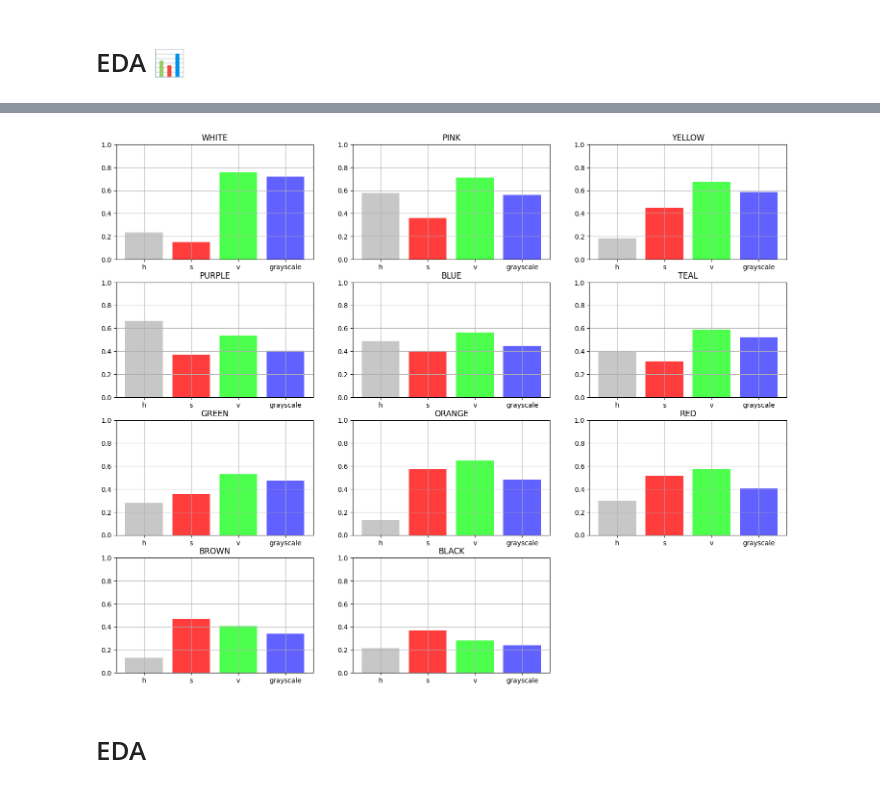
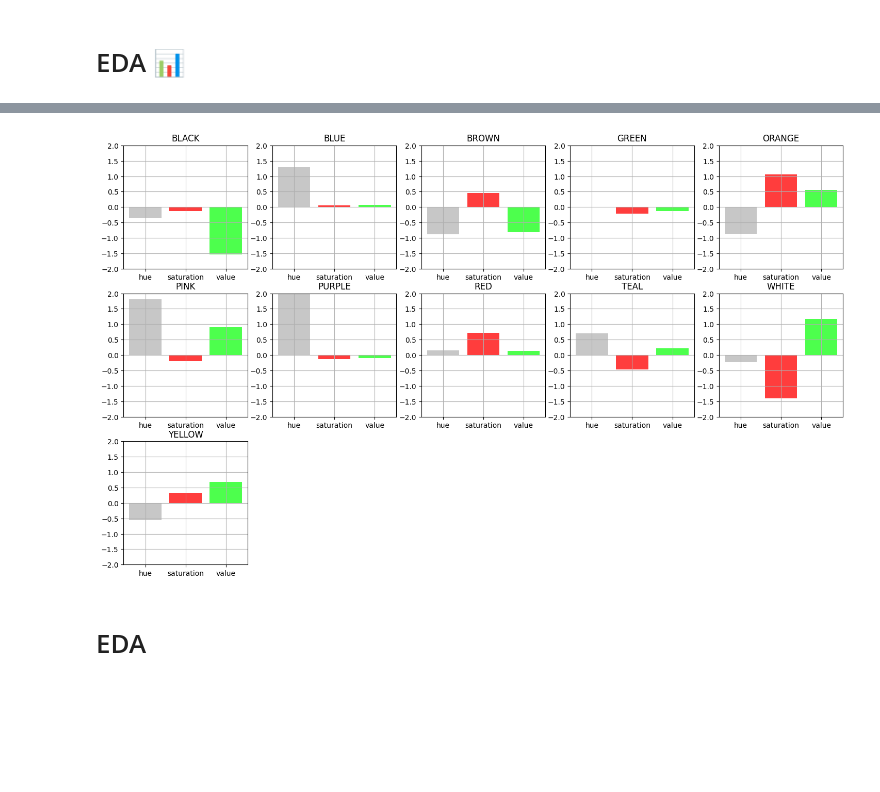
Before and after one commit to alejomaar/machine-learning, a Jupyter notebook: clasification/Google Art and Culture/notebooks/classification.ipynb, the cells around one changed output, grey strips where cells are left out. Cells and saved outputs as stored; diff of their text form; code cells hidden in the pictures; blank space fills up the shorter version.

```diff
--- a/clasification/Google Art and Culture/notebooks/classification.ipynb
+++ b/clasification/Google Art and Culture/notebooks/classification.ipynb
@@ -67,8 +54,11 @@ df.head(5)
 | 3 | 3 | WHITE | 3.jpg | Summer evening on Skagen Sønderst... | 1893 | 100 × 150 cm | Peder Severin Krøyer | 0.355944 | 0.136984 | 0.745947 | ... |
 | 4 | 4 | WHITE | 4.jpg | Composition with red, yellow and ... | 1927 | 40 x 52 cm | Piet Mondriaan | 0.152400 | 0.134496 | 0.874091 | ... |
 # %%
-y = df['category']
-X = df[['h_mean','s_mean','v_mean','mean_grayscale','mean_blue','mean_green','mean_red','std_grayscale','std_blue','std_green','std_red']]
+features_columns = ['h_mean','s_mean','v_mean','mean_grayscale','mean_blue','mean_green','mean_red','std_grayscale','std_blue','std_green','std_red']
+target = ['category']
+# %%
+y = df[target]
+X = df[features_columns]
 # %% [markdown]
 # Preprocesing Data
 # %% [markdown]
@@ -81,10 +71,10 @@ from sklearn.preprocessing import LabelEncoder
 le = LabelEncoder()
 sc = StandardScaler()
 
-
 #Transform categories into nominal data
-y= le.fit_transform(y)
+le.fit(y)
+y=le.transform(y)
 
 #Apply Standard Scaler to X
 scaler = sc.fit(X)
-X = scaler.transform(X)
+X[features_columns] = scaler.transform(X[features_columns])
@@ -106,11 +94,14 @@ dump(le, PATHS['models']/'scaler.joblib')
 # %%
 plt.figure(figsize=(18, 18))
 
-for i,category in enumerate(df['category'].unique()):
-    category_df = df[df['category']==category]
+categories = le.classes_
+categories_encoding = le.transform(categories)
+
+for category_encoding,category in zip(categories_encoding,categories):
+    category_df = X.loc[np.where(y==category_encoding)]
     color_values = category_df[['mean_grayscale','mean_red', 'mean_green','mean_blue']].mean()
-    plt.subplot(5, 3, i+1)
-    plt.ylim(0, 1)
+    plt.subplot(5, 5, category_encoding+1)
+    plt.ylim(-2, 2)
     plt.grid(True)
     plt.bar(['grayscale','red','green','blue'],color_values ,color =['#C7C7C7','#FF3D3D','#4DFF4D','#6161FF'])
     plt.title(category)
@@ -119,16 +110,16 @@ for i,category in enumerate(df['category'].unique()):
 # %%
 plt.figure(figsize=(18, 18))
 
-for i,category in enumerate(df['category'].unique()):
-    category_df = df[df['category']==category]
-    color_values = category_df[['h_mean','s_mean', 'v_mean', 'mean_grayscale']].mean()
-    plt.subplot(5, 3, i+1)
-    plt.ylim(0, 1)
+for category_encoding,category in zip(categories_encoding,categories):
+    category_df = X.loc[np.where(y==category_encoding)]
+    color_values = category_df[['h_mean','s_mean', 'v_mean']].mean()
+    plt.subplot(5, 5, category_encoding+1)
+    plt.ylim(-2, 2)
     plt.grid(True)
-    plt.bar(['h','s', 'v', 'grayscale'],color_values ,color =['#C7C7C7','#FF3D3D','#4DFF4D','#6161FF'])
+    plt.bar(['hue','saturation','value'],color_values ,color =['#C7C7C7','#FF3D3D','#4DFF4D','#6161FF'])
     plt.title(category)
 # %% [output]
-[figure, old version]
+[figure, new version]
 # %% [markdown]
 # EDA
 # %%
```
Also changed, not shown: parts of 34 cells of this notebook, 7 other files.
